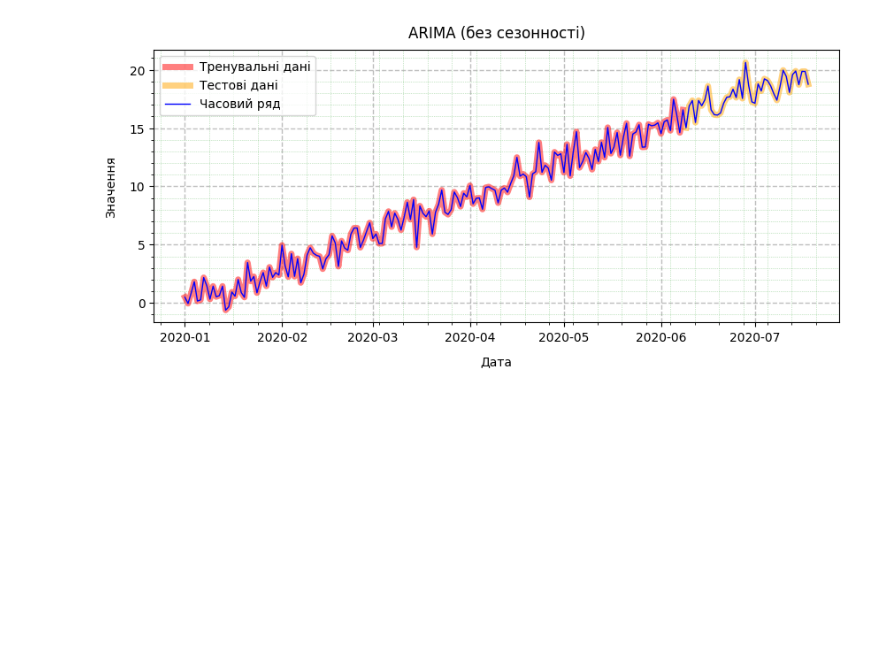
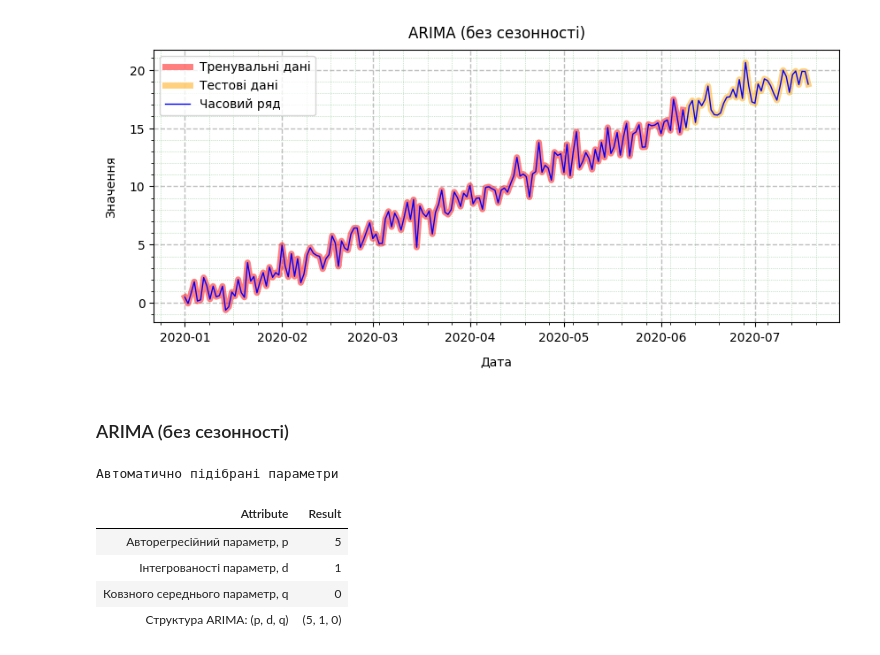
Before and after one commit to BogdanPinchuk/DataScience-PBY_HW16, a Jupyter notebook: Bohdan_Pinchuk_DS_HW16.ipynb, the cells around one changed output. Saved outputs shown, nothing was run; the diff lists cells and outputs as text; code cells hidden in the pictures; blank space fills up the shorter version.

Commit message:
[Homework16] - added report and saved model

```diff
--- a/Bohdan_Pinchuk_DS_HW16.ipynb
+++ b/Bohdan_Pinchuk_DS_HW16.ipynb
@@ -738,36 +738,46 @@ plt.show()
 # %% [output]
 [figure]
 # %%
-# import joblib
-# from pmdarima import auto_arima
-# from pathlib import Path
-#
-# # Input data
-# rng_seed = 42
-# load_model = False
-# model_file_name = "resources/auto_arima_search_parameters.model"
-#
-# # Solution
-# file_path = Path(model_file_name)
-#
-# # try to load model
-# if load_model and file_path.exists():
-#     model = joblib.load(model_file_name)
-# else:
-#     model = auto_arima(
-#         n_estimators=100,
-#         max_depth=5,
-#         learning_rate=0.05,
-#         random_state=rng_seed,
-#         eval_metric='logloss',
-#         n_jobs=-1
-#     )
-#     model.fit(X_train_ohe, Y_train_ohe, verbose=0)
-#     # save model
-#     joblib.dump(model, model_file_name)
-#
-# Y_pred_xgboost = model.predict(X_test_ohe)
-# Y_prob_xgboost = model.predict_proba(X_test_ohe)[:, 1]
-#
-# # Print results
-# df_xgboost_c = mn.calc_class_metrics(Y_test_ohe, Y_pred_xgboost, Y_prob_xgboost)
+import joblib
+import apps.reporter as rpt
+from pmdarima import auto_arima
+from pathlib import Path
+
+# Input data
+load_model = True
+model_file_name = "resources/auto_arima_search_parameters.model"
+
+# Solution
+file_path = Path(model_file_name)
+
+# try to load model
+if load_model and file_path.exists():
+    model = joblib.load(model_file_name)
+else:
+    model = auto_arima(
+        Y_train_ar["y"],
+        seasonal=False, # без сезонності
+        stepwise=True,  # алгоритм пошуку Бокса — Дженкінса, швидше ніж перебір (Grid Search)
+        # n_jobs=-1, # використовувати коли  stepwise=False
+    )
+    # save model
+    joblib.dump(model, model_file_name)
+
+rp = rpt.Reporter()
+rp.add_item("Авторегресійний параметр, p", str(model.order[0]))
+rp.add_item("Інтегрованості параметр, d", str(model.order[1]))
+rp.add_item(f"Ковзного середнього параметр, q", str(model.order[2]))
+rp.add_item("Структура ARIMA: (p, d, q)", str(model.order))
+
+# Print results
+display(Markdown(f"### {ds_arima_name}"))
+rp.print_pd_report("Автоматично підібрані параметри")
+print(model.summary())
+# %% [output]
+### ARIMA (без сезонності)
+Автоматично підібрані параметри
+| Attribute | Result |
+| Авторегресійний параметр, p | 5 |
+| Інтегрованості параметр, d | 1 |
+| Ковзного середнього параметр, q | 0 |
+| Структура ARIMA: (p, d, q) | (5, 1, 0) |
```
Also changed, not shown: parts of 3 cells of this notebook, 1 other file.
